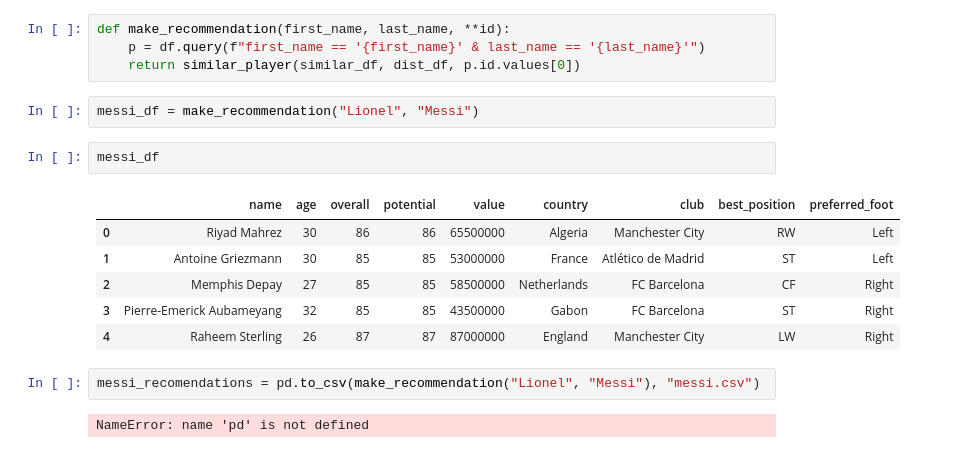
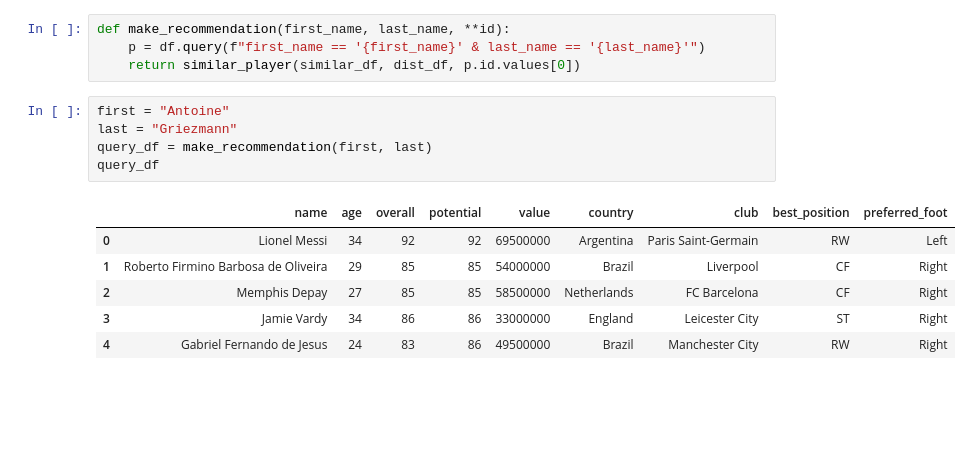
Before and after one commit to FIFA22-UT-REC/fifa22-ultimate-team-recommender, a Jupyter notebook: notebooks/finding-similars.ipynb, the cells around one changed output. Cells and saved outputs as stored; diff of their text form; blank space fills up the shorter version.

```diff
--- a/notebooks/finding-similars.ipynb
+++ b/notebooks/finding-similars.ipynb
@@ -372,17 +367,14 @@ def make_recommendation(first_name, last_name, **id):
     p = df.query(f"first_name == '{first_name}' & last_name == '{last_name}'")
     return similar_player(similar_df, dist_df, p.id.values[0])
 # %%
-messi_df = make_recommendation("Lionel", "Messi")
+first = "Antoine"
+last = "Griezmann"
+query_df = make_recommendation(first, last)
+query_df
+# %% [output]
+|  | name | age | overall | potential | value | country | club | best_position | preferred_foot |
+| 0 | Lionel Messi | 34 | 92 | 92 | 69500000 | Argentina | Paris Saint-Germain | RW | Left |
+| 1 | Roberto Firmino Barbosa de Oliveira | 29 | 85 | 85 | 54000000 | Brazil | Liverpool | CF | Right |
+| 2 | Memphis Depay | 27 | 85 | 85 | 58500000 | Netherlands | FC Barcelona | CF | Right |
+| 3 | Jamie Vardy | 34 | 86 | 86 | 33000000 | England | Leicester City | ST | Right |
+| 4 | Gabriel Fernando de Jesus | 24 | 83 | 86 | 49500000 | Brazil | Manchester City | RW | Right |
-# %%
-messi_df
-# %% [output]
-|  | name | age | overall | potential | value | country | club | best_position | preferred_foot |
-| 0 | Riyad Mahrez | 30 | 86 | 86 | 65500000 | Algeria | Manchester City | RW | Left |
-| 1 | Antoine Griezmann | 30 | 85 | 85 | 53000000 | France | Atlético de Madrid | ST | Left |
-| 2 | Memphis Depay | 27 | 85 | 85 | 58500000 | Netherlands | FC Barcelona | CF | Right |
-| 3 | Pierre-Emerick Aubameyang | 32 | 85 | 85 | 43500000 | Gabon | FC Barcelona | ST | Right |
-| 4 | Raheem Sterling | 26 | 87 | 87 | 87000000 | England | Manchester City | LW | Right |
-# %%
-messi_recomendations = pd.to_csv(make_recommendation("Lionel", "Messi"), "messi.csv")
-# %% [output]
-NameError: name 'pd' is not defined
```
Also changed, not shown: parts of 12 cells of this notebook.
